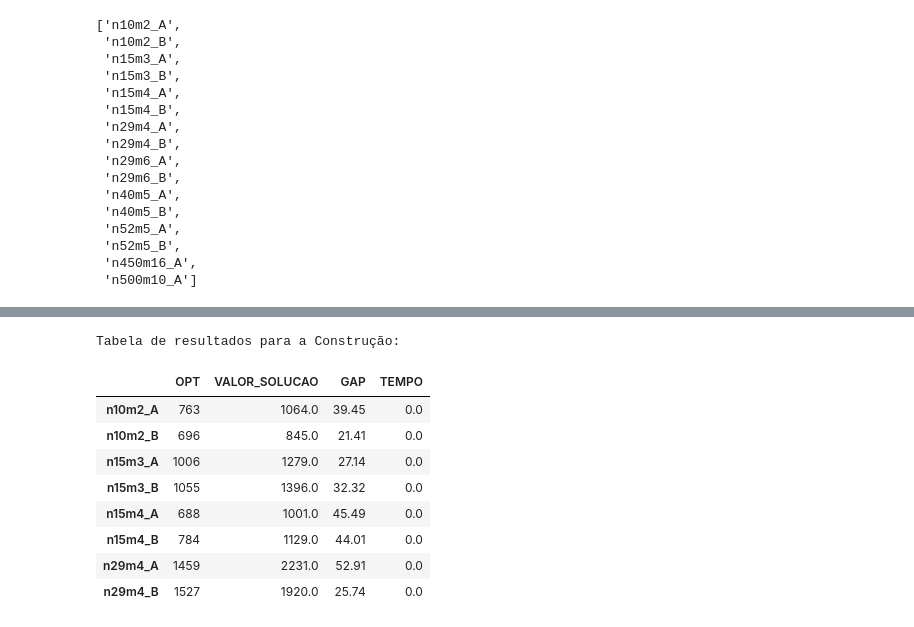
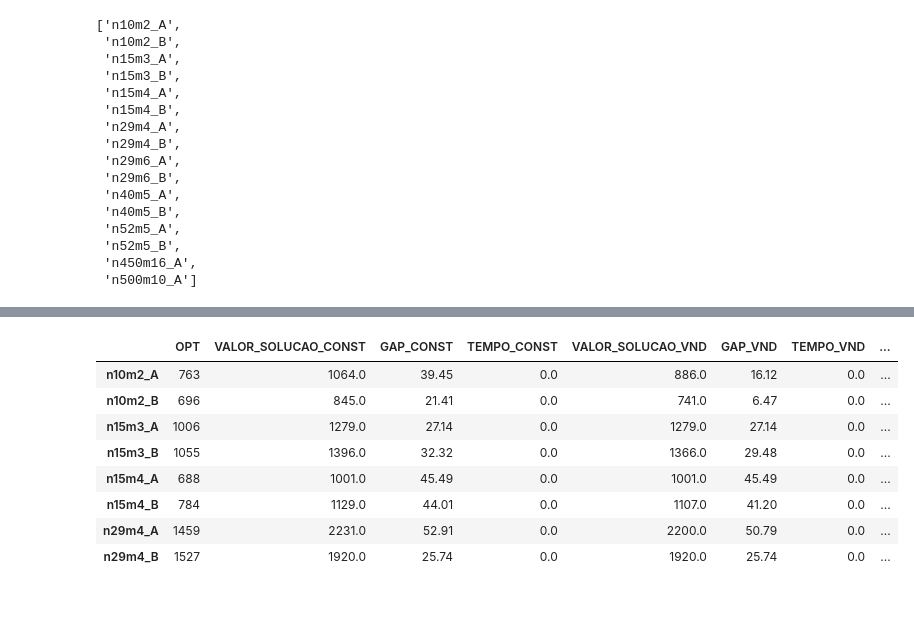
Before and after one commit to Guilherme-iram/projeto_APA, a Jupyter notebook: estatistica_resultados.ipynb, the cells around one changed output, grey strips where cells are left out. Cells and saved outputs as stored; diff of their text form; code cells hidden in the pictures.

```diff
--- a/estatistica_resultados.ipynb
+++ b/estatistica_resultados.ipynb
@@ -215,35 +250,13 @@ Tabela de resultados para o VND:
-# %%
-dict_construcao = {"OPT": [], "VALOR_SOLUCAO":[], "GAP": [], "TEMPO": []}
-
-i = 0
-
-for k, v in construcao_df.iloc[best_i, 3:].items():
-    dict_construcao["OPT"].append(lista_otimos[i])
-    dict_construcao["VALOR_SOLUCAO"].append(v)
-    dict_construcao["GAP"].append(calcula_gap(lista_otimos[i], v))
-    dict_construcao["GAP"] = [round(float(x), 2) for x in dict_construcao["GAP"]]
-    dict_construcao["TEMPO"].append(tempos_construcao_df.iloc[best_i, 3 + i])
-
-    for j in range(0, len(dict_construcao["TEMPO"])):
-        if dict_construcao["TEMPO"][j] > 1000:
-            dict_construcao["TEMPO"][j] = 0
-
-    i += 1
-
-    if i == len_lista_otimos - 1:
-        break
-
-print("\nTabela de resultados para a Construção:")
-tabela_construcao = pd.DataFrame(dict_construcao, index=custos_df.columns[3: len_lista_otimos - 1 + 3])
-tabela_construcao
-# %% [output]
-Tabela de resultados para a Construção:
-|  | OPT | VALOR_SOLUCAO | GAP | TEMPO |
-| n10m2_A | 763 | 1064.0 | 39.45 | 0.0 |
-| n10m2_B | 696 | 845.0 | 21.41 | 0.0 |
-| n15m3_A | 1006 | 1279.0 | 27.14 | 0.0 |
-| n15m3_B | 1055 | 1396.0 | 32.32 | 0.0 |
-| n15m4_A | 688 | 1001.0 | 45.49 | 0.0 |
-| n15m4_B | 784 | 1129.0 | 44.01 | 0.0 |
-| n29m4_A | 1459 | 2231.0 | 52.91 | 0.0 |
-| n29m4_B | 1527 | 1920.0 | 25.74 | 0.0 |
+# %%
+tabela_geral = pd.concat([tabela_construcao, tabela_vnd.iloc[:, 1:], tabela_ils.iloc[:, 1:]], axis=1)
+tabela_geral
+# %% [output]
+|  | OPT | VALOR_SOLUCAO_CONST | GAP_CONST | TEMPO_CONST | VALOR_SOLUCAO_VND | GAP_VND | TEMPO_VND | ... |
+| n10m2_A | 763 | 1064.0 | 39.45 | 0.0 | 886.0 | 16.12 | 0.0 | ... |
+| n10m2_B | 696 | 845.0 | 21.41 | 0.0 | 741.0 | 6.47 | 0.0 | ... |
+| n15m3_A | 1006 | 1279.0 | 27.14 | 0.0 | 1279.0 | 27.14 | 0.0 | ... |
+| n15m3_B | 1055 | 1396.0 | 32.32 | 0.0 | 1366.0 | 29.48 | 0.0 | ... |
+| n15m4_A | 688 | 1001.0 | 45.49 | 0.0 | 1001.0 | 45.49 | 0.0 | ... |
+| n15m4_B | 784 | 1129.0 | 44.01 | 0.0 | 1107.0 | 41.20 | 0.0 | ... |
+| n29m4_A | 1459 | 2231.0 | 52.91 | 0.0 | 2200.0 | 50.79 | 0.0 | ... |
+| n29m4_B | 1527 | 1920.0 | 25.74 | 0.0 | 1920.0 | 25.74 | 0.0 | ... |
```
Also changed, not shown: parts of 7 cells of this notebook, 8 other files.
